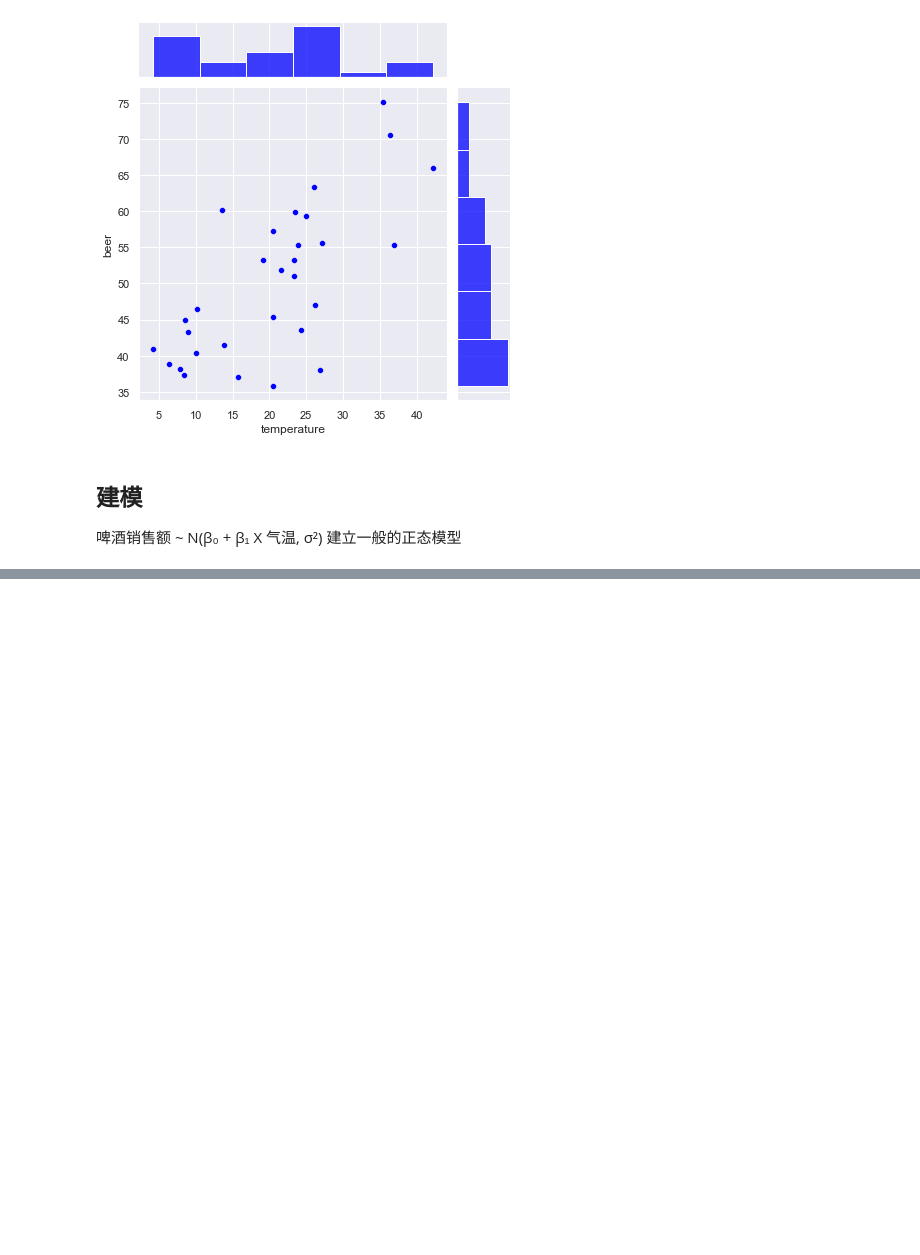
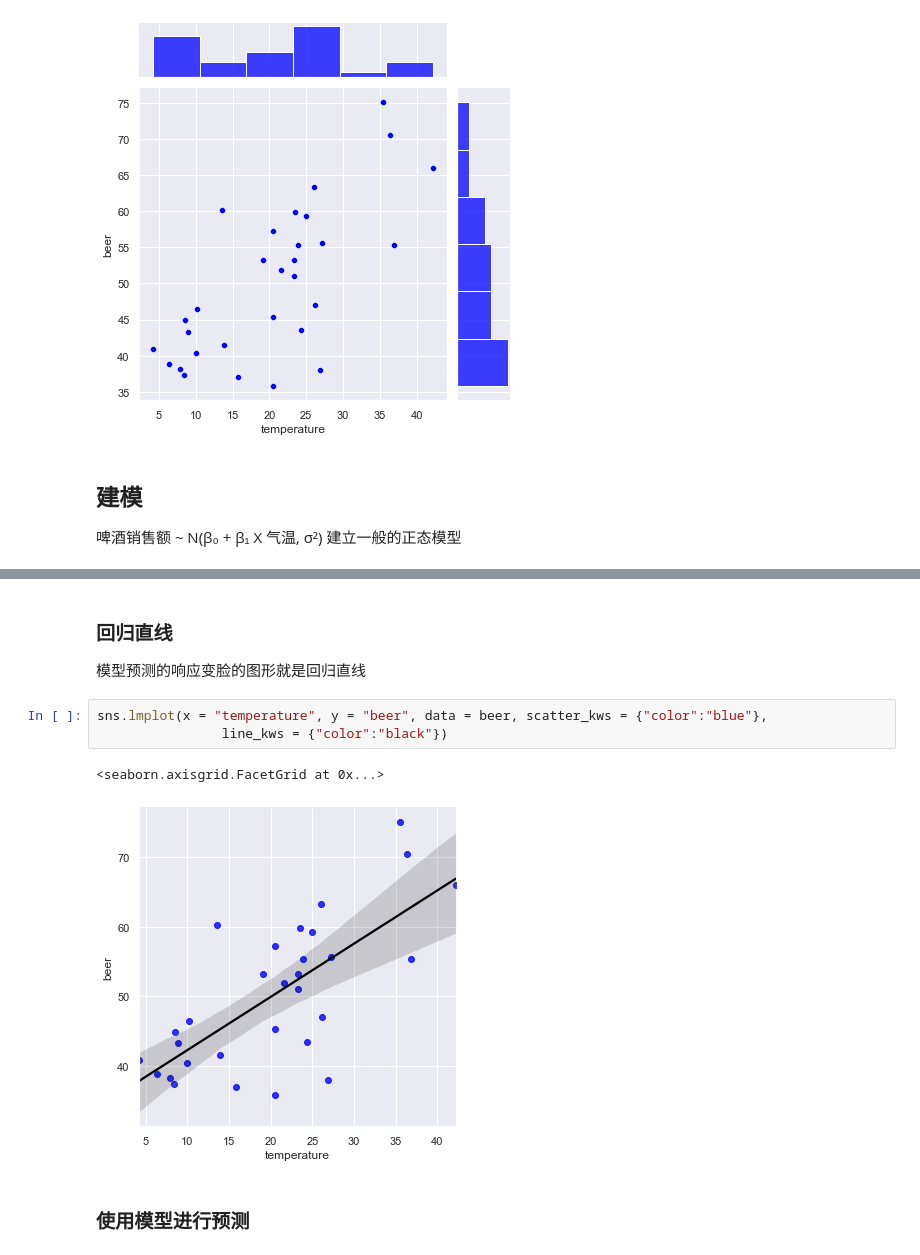
Before and after one commit to yuanzhen-lucas/mybioinfo, a Jupyter notebook: python/chapter5_python进行数据分析.ipynb, the cells around one changed output, grey strips where cells are left out. Drawn from its saved outputs; the diff is of its cells as text; blank space fills up the shorter version.

```diff
--- a/python/chapter5_python进行数据分析.ipynb
+++ b/python/chapter5_python进行数据分析.ipynb
@@ -35,0 +74,11 @@ in_model.summary()
+# %% [markdown]
+### 回归直线
+模型预测的响应变脸的图形就是回归直线
+# %%
+sns.lmplot(x = "temperature", y = "beer", data = beer, scatter_kws = {"color":"blue"},
+                line_kws = {"color":"black"})
+# %% [output]
+<seaborn.axisgrid.FacetGrid at 0x...>
+[figure, added]
+# %% [markdown]
+### 使用模型进行预测
```
Also changed, not shown: parts of 4 cells of this notebook.
